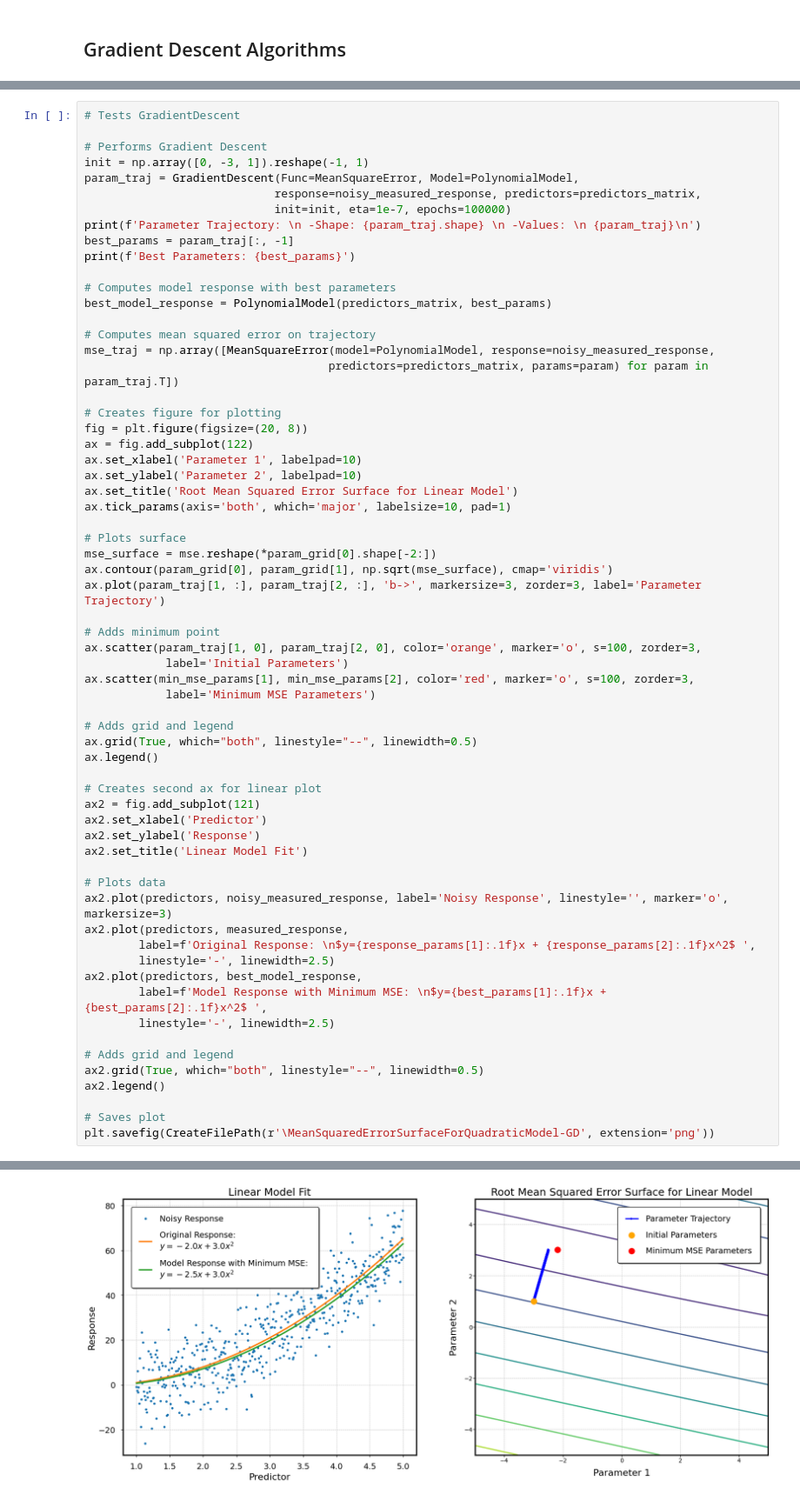
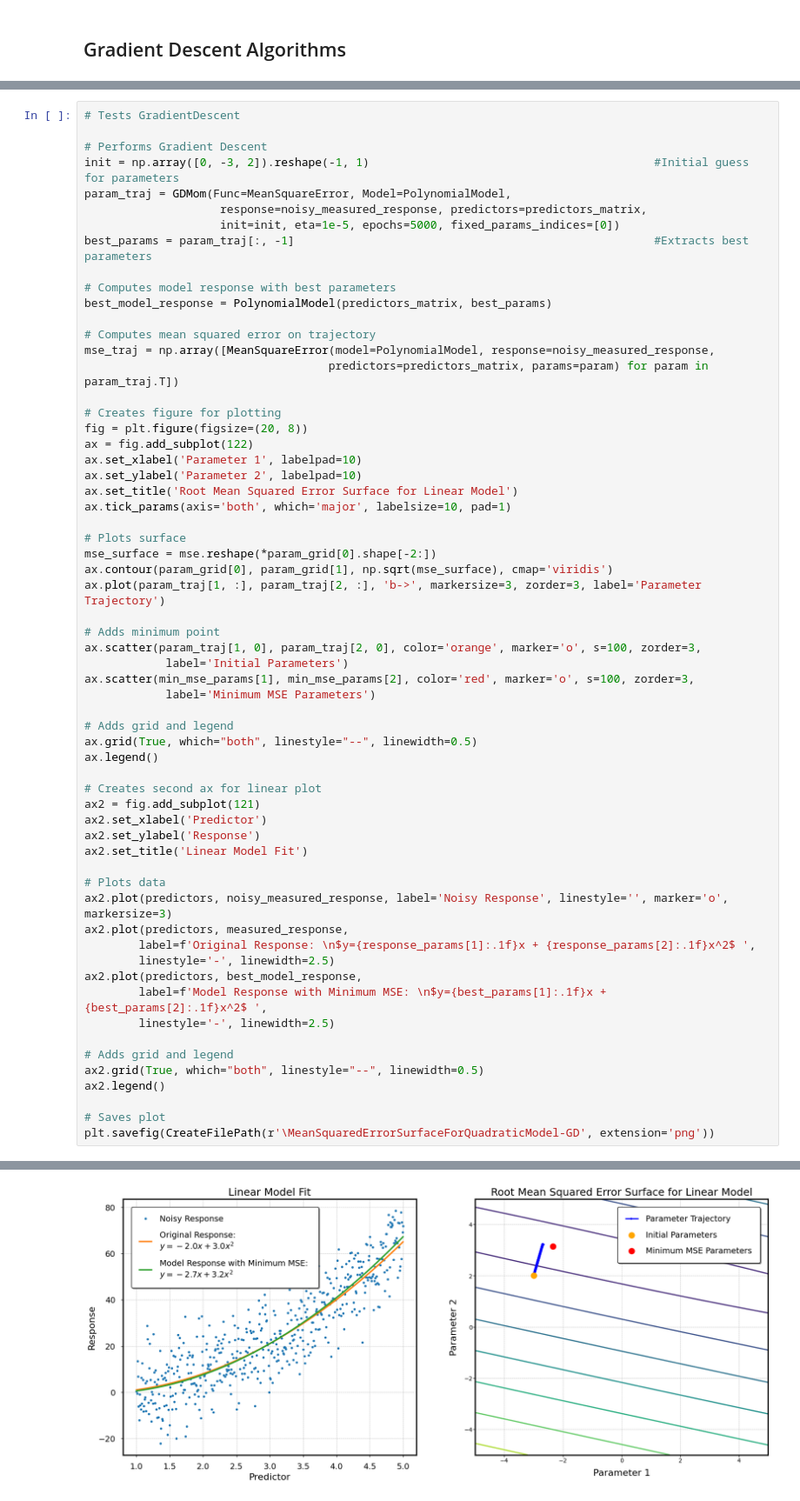
Before and after one commit to giacomobelleri/ML-Practice, a Jupyter notebook: Notebooks/Polynomial-Regression/polynomial-regression.ipynb, the cells around one changed output, grey strips where cells are left out. Shown at 87% size. Cells and saved outputs as stored; diff of their text form.

```diff
--- a/Notebooks/Polynomial-Regression/polynomial-regression.ipynb
+++ b/Notebooks/Polynomial-Regression/polynomial-regression.ipynb
@@ -793,13 +811,11 @@ def GradientDescent(Func: Callable, Model: Callable, response: NDArray, predicto
 # Tests GradientDescent
 
 # Performs Gradient Descent
-init = np.array([0, -3, 1]).reshape(-1, 1)
-param_traj = GradientDescent(Func=MeanSquareError, Model=PolynomialModel,
-                            response=noisy_measured_response, predictors=predictors_matrix,
-                            init=init, eta=1e-7, epochs=100000)
-print(f'Parameter Trajectory: \n -Shape: {param_traj.shape} \n -Values: \n {param_traj}\n')
-best_params = param_traj[:, -1]
-print(f'Best Parameters: {best_params}')
+init = np.array([0, -3, 2]).reshape(-1, 1)                                          #Initial guess for parameters
+param_traj = GDMom(Func=MeanSquareError, Model=PolynomialModel,
+                    response=noisy_measured_response, predictors=predictors_matrix,
+                    init=init, eta=1e-5, epochs=5000, fixed_params_indices=[0])
+best_params = param_traj[:, -1]                                                     #Extracts best parameters
 
 # Computes model response with best parameters
 best_model_response = PolynomialModel(predictors_matrix, best_params)
@@ -867 +872 @@ Best Parameters: [ 0.13360552 -2.49431318  3.00822347]
-[figure, old version]
+[figure, new version]
```
Also changed, not shown: parts of 6 cells of this notebook, 5 other files.
